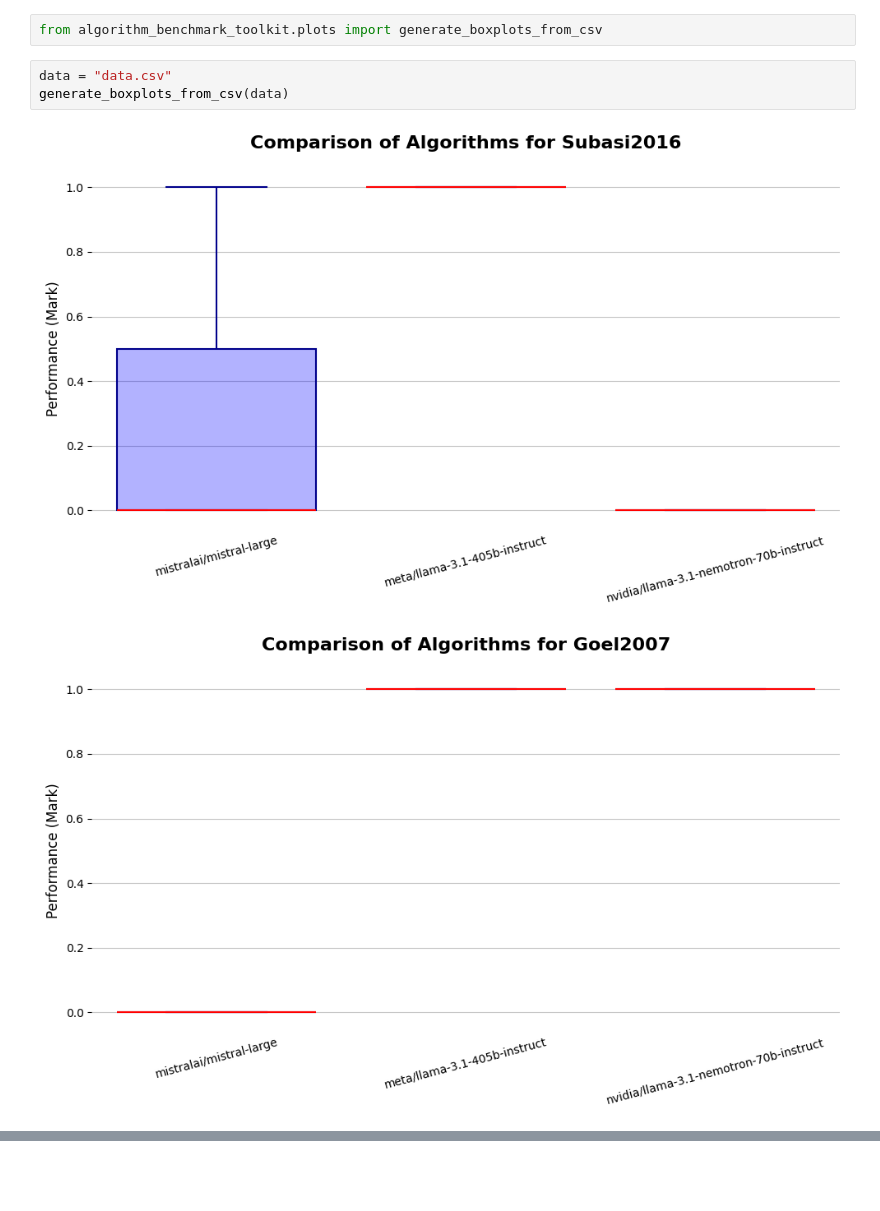
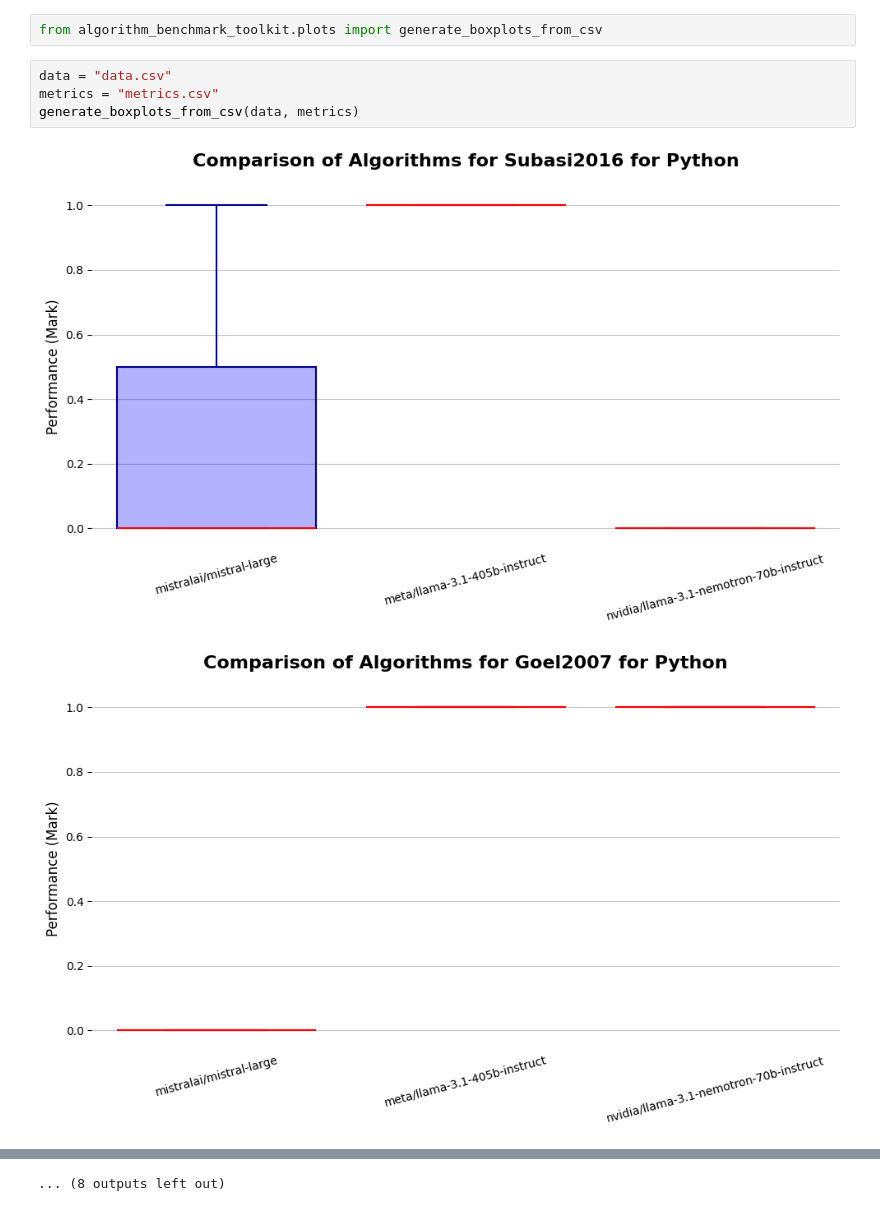
Before and after one commit to jMetal/SAES, a Jupyter notebook: notebooks/boxplot_example.ipynb, the cells around one changed output, grey strips where cells are left out. Cells and saved outputs as stored; diff of their text form; blank space fills up the shorter version.

Commit message:
Generalization for CSVs with multiple metrics

```diff
--- a/notebooks/boxplot_example.ipynb
+++ b/notebooks/boxplot_example.ipynb
@@ -2,7 +2,8 @@
 from algorithm_benchmark_toolkit.plots import generate_boxplots_from_csv
 # %%
 data = "data.csv"
-generate_boxplots_from_csv(data)
+metrics = "metrics.csv"
+generate_boxplots_from_csv(data, metrics)
 # %% [output]
-[figure, old version]
+[figure, new version]
-[figure, old version]
+[figure, new version]
@@ -16,0 +20 @@ generate_boxplots_from_csv(data)
+... (8 outputs left out)
```
Also changed, not shown: parts of 1 cell of this notebook, 13 other files.
